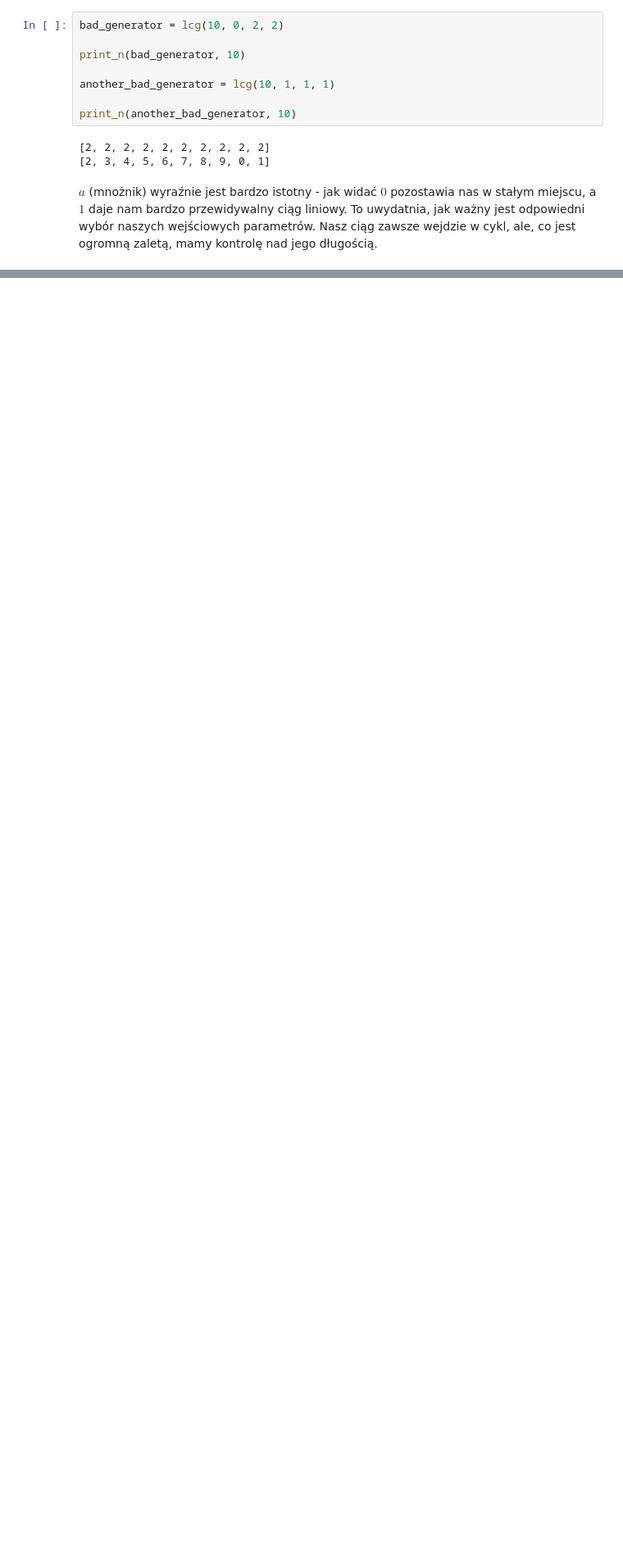
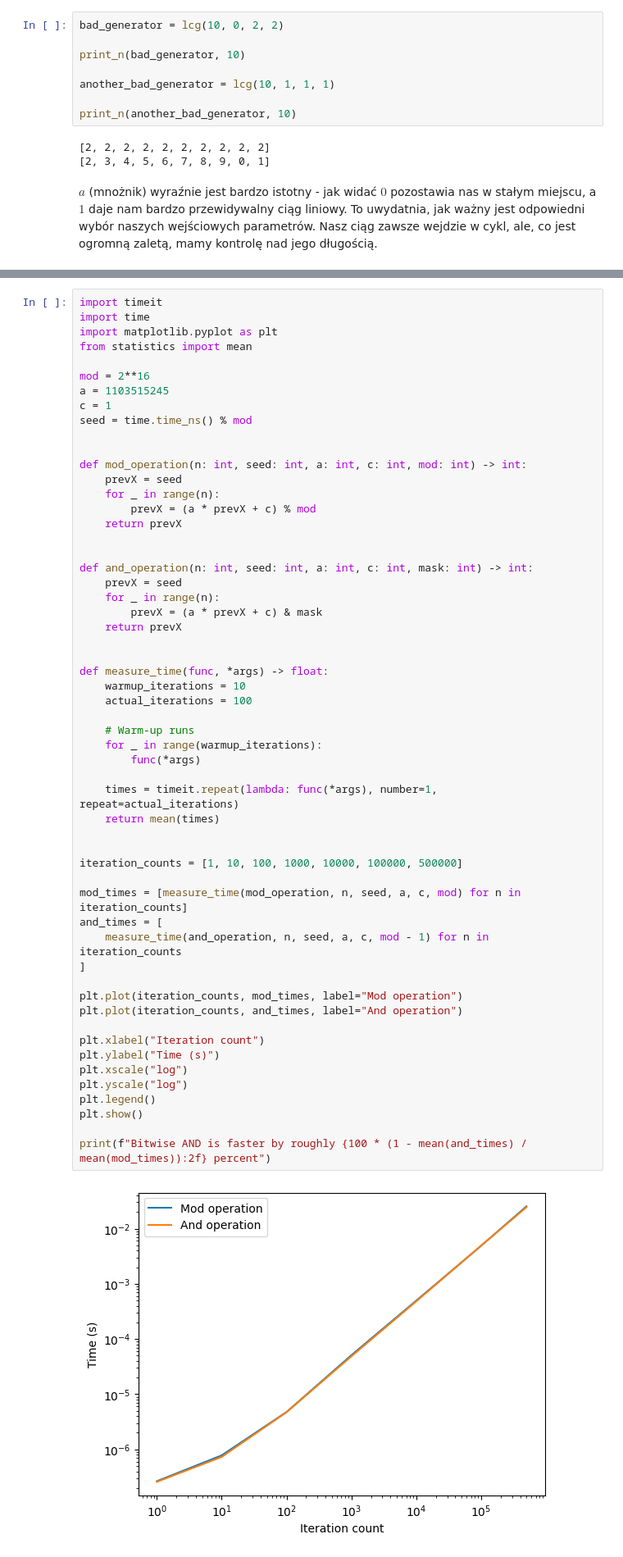
Before and after one commit to ashbork/generatory-losowe-lcm, a Jupyter notebook: chapters/lcg.ipynb, the cells around one changed output, grey strips where cells are left out. Shown at 82% size. Saved outputs shown, nothing was run; the diff lists cells and outputs as text; blank space fills up the shorter version.

```diff
--- a/chapters/lcg.ipynb
+++ b/chapters/lcg.ipynb
@@ -81,0 +104,58 @@ print(r)
+# %%
+import timeit
+import time
+import matplotlib.pyplot as plt
+from statistics import mean
+
+mod = 2**16
+a = 1103515245
+c = 1
+seed = time.time_ns() % mod
+
+
+def mod_operation(n: int, seed: int, a: int, c: int, mod: int) -> int:
+    prevX = seed
+    for _ in range(n):
+        prevX = (a * prevX + c) % mod
+    return prevX
+
+
+def and_operation(n: int, seed: int, a: int, c: int, mask: int) -> int:
+    prevX = seed
+    for _ in range(n):
+        prevX = (a * prevX + c) & mask
+    return prevX
+
+
+def measure_time(func, *args) -> float:
+    warmup_iterations = 10
+    actual_iterations = 100
+
+    # Warm-up runs
+    for _ in range(warmup_iterations):
+        func(*args)
+
+    times = timeit.repeat(lambda: func(*args), number=1, repeat=actual_iterations)
+    return mean(times)
+
+
+iteration_counts = [1, 10, 100, 1000, 10000, 100000, 500000]
+
+mod_times = [measure_time(mod_operation, n, seed, a, c, mod) for n in iteration_counts]
+and_times = [
+    measure_time(and_operation, n, seed, a, c, mod - 1) for n in iteration_counts
+]
+
+plt.plot(iteration_counts, mod_times, label="Mod operation")
+plt.plot(iteration_counts, and_times, label="And operation")
+
+plt.xlabel("Iteration count")
+plt.ylabel("Time (s)")
+plt.xscale("log")
+plt.yscale("log")
+plt.legend()
+plt.show()
+
+print(f"Bitwise AND is faster by roughly {100 * (1 - mean(and_times) / mean(mod_times)):2f} percent")
+# %% [output]
+[figure, added]
```
Also changed, not shown: parts of 7 cells of this notebook.
